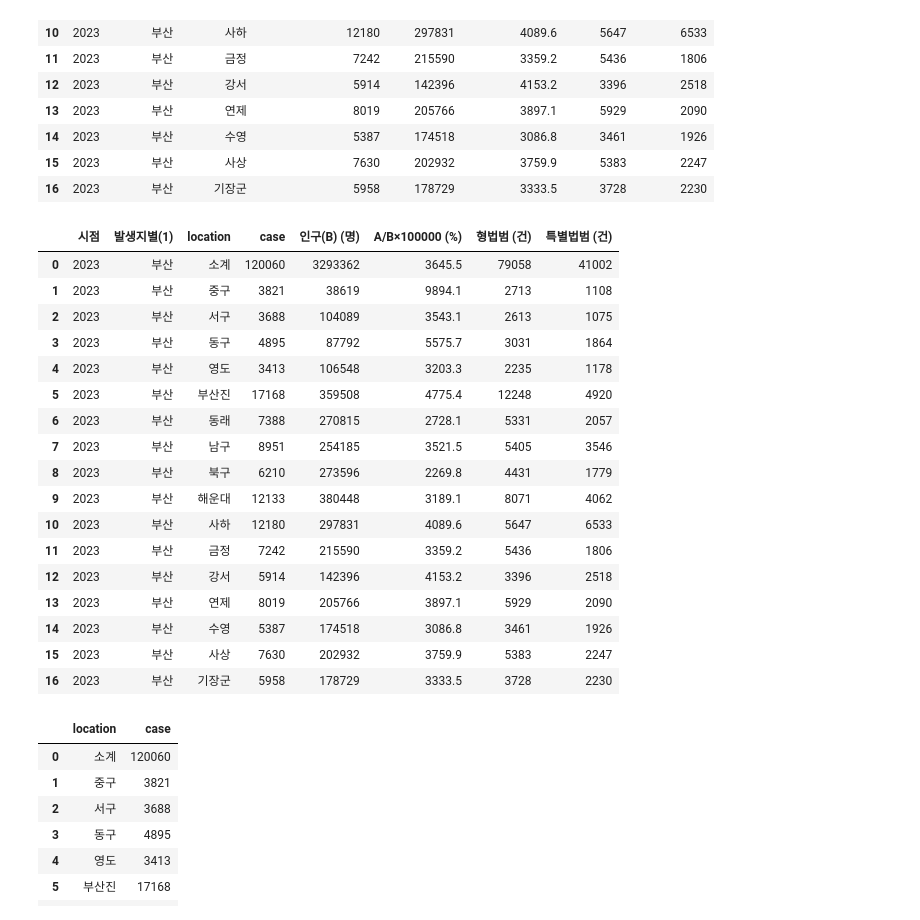
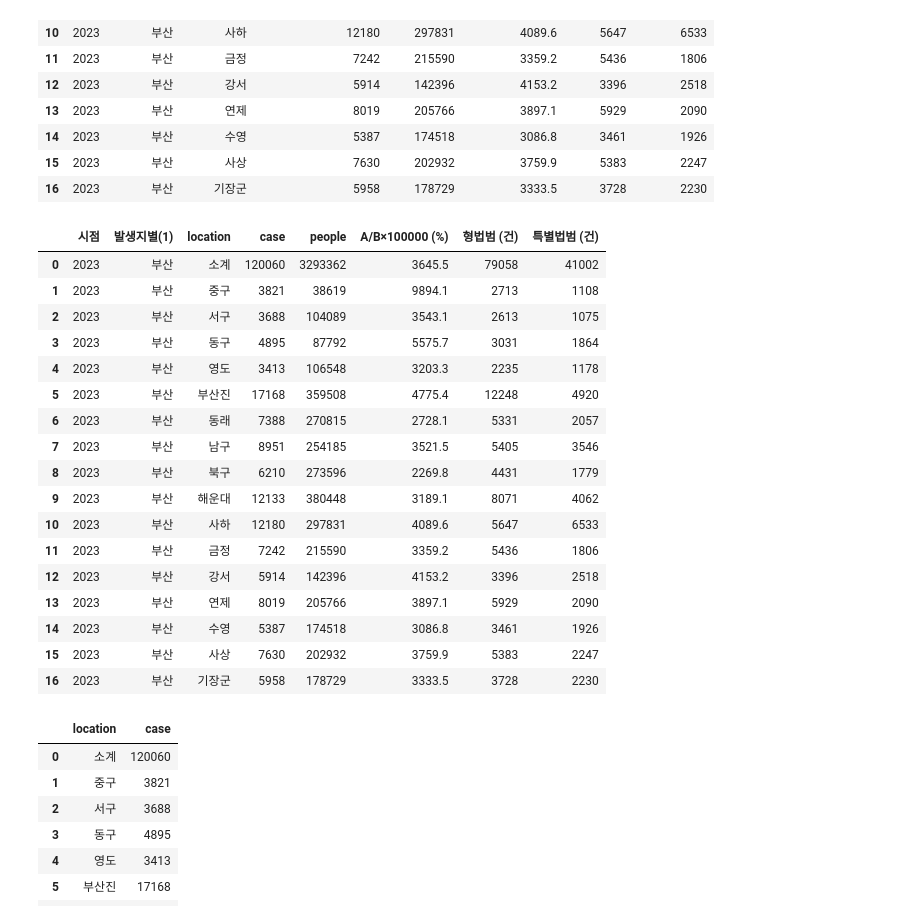
Before and after one commit to pmj8298/h_python, a Jupyter notebook: 방범용CCTV.ipynb, the cells around one changed output. Cells and saved outputs as stored; diff of their text form; code cells hidden in the pictures.

```diff
--- a/방범용CCTV.ipynb
+++ b/방범용CCTV.ipynb
@@ -222,7 +222,7 @@ plt.show()
 # https://kosis.kr/statHtml/statHtml.do?sso=ok&returnurl=https%3A%2F%2Fkosis.kr%3A443%2FstatHtml%2FstatHtml.do%3Fconn_path%3DMT_ZTITLE%26list_id%3D135_001_002_001%26obj_var_id%3D%26seqNo%3D%26tblId%3DTX_13501_A048%26vw_cd%3DMT_ZTITLE%26itm_id%3D%26language%3Dkor%26lang_mode%3Dko%26orgId%3D135%26
 # %%
 import pandas as pd
-file_path3 ='부산범죄발생지2023.csv'
+file_path3 ='./ref/부산범죄발생지2023.csv'
 crime = pd.read_csv(file_path3,encoding='EUC-KR')
 crime
 # %% [output]
@@ -245,10 +245,10 @@ crime
 | 15 | 2023 | 부산 | 사상 | 7630 | 202932 | 3759.9 | 5383 | 2247 |
 | 16 | 2023 | 부산 | 기장군 | 5958 | 178729 | 3333.5 | 3728 | 2230 |
 # %%
-data2 = crime.rename(columns={'발생지별(2)':'location','범죄발생 총건수(A) (건)':'case'})
+data2 = crime.rename(columns={'발생지별(2)':'location','범죄발생 총건수(A) (건)':'case', '인구(B) (명)':'people'})
 data2
 # %% [output]
-|  | 시점 | 발생지별(1) | location | case | 인구(B) (명) | A/B×100000 (%) | 형법범 (건) | 특별법범 (건) |
+|  | 시점 | 발생지별(1) | location | case | people | A/B×100000 (%) | 형법범 (건) | 특별법범 (건) |
 | 0 | 2023 | 부산 | 소계 | 120060 | 3293362 | 3645.5 | 79058 | 41002 |
 | 1 | 2023 | 부산 | 중구 | 3821 | 38619 | 9894.1 | 2713 | 1108 |
 | 2 | 2023 | 부산 | 서구 | 3688 | 104089 | 3543.1 | 2613 | 1075 |
```
Also changed, not shown: parts of 13 cells of this notebook.
